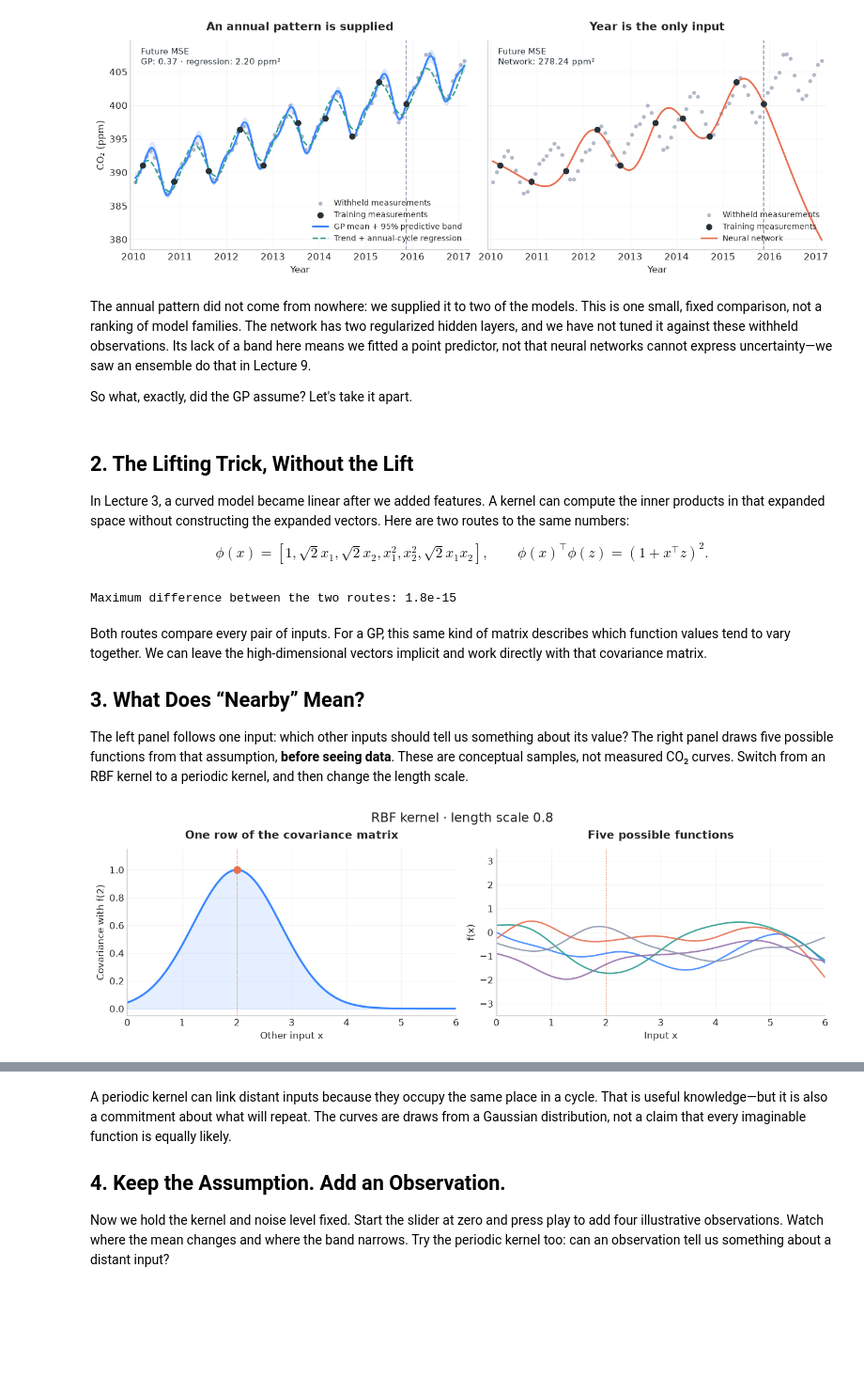
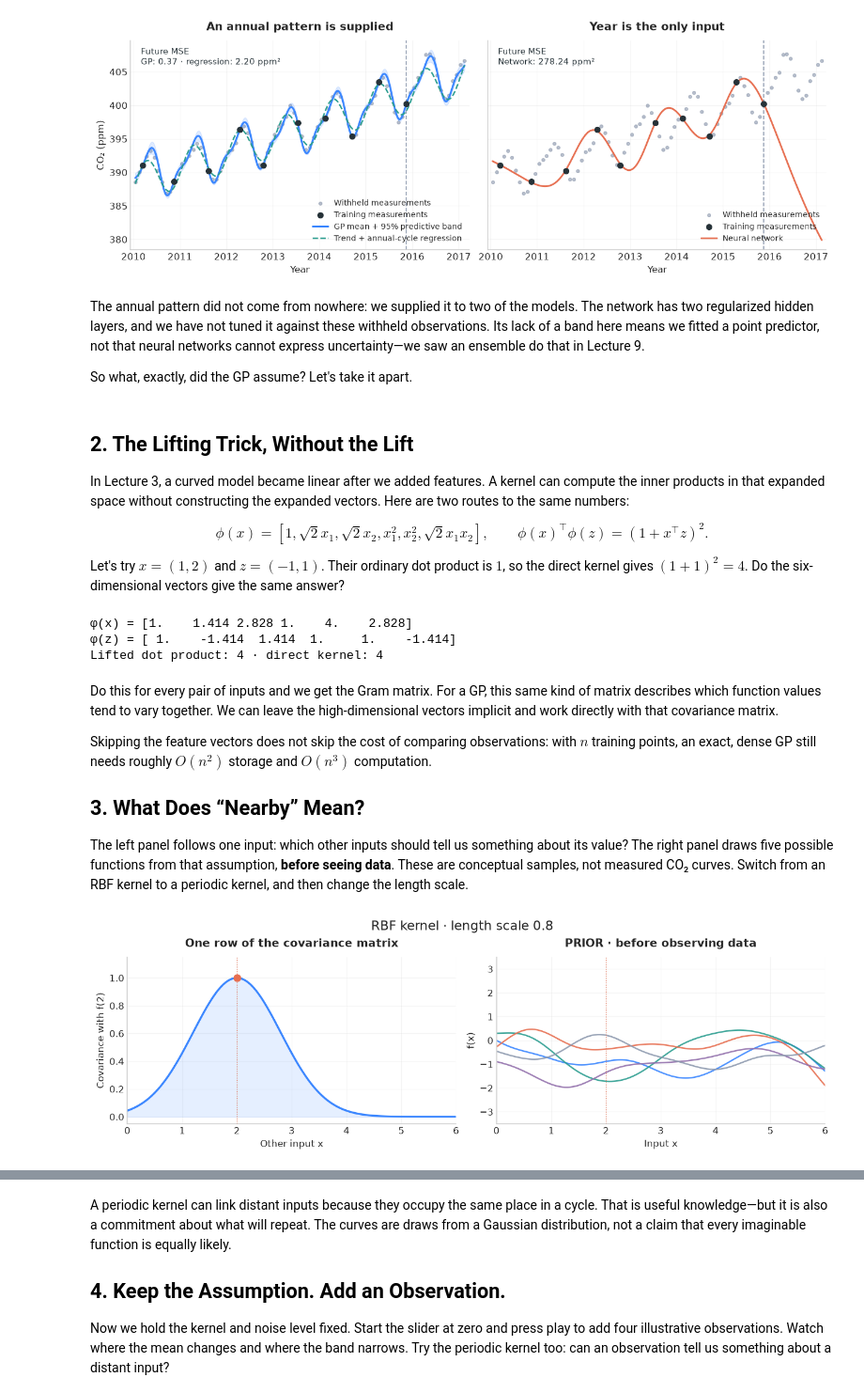
Before and after one commit to jinming99/learn-ml-by-building, a Jupyter notebook: Lecture 10 Kernel Methods/10-GP-Kernel-Methods.ipynb, the cells around one changed output, grey strips where cells are left out. Shown at 94% size. Drawn from its saved outputs; the diff is of its cells as text; code cells hidden in the pictures; blank space fills up the shorter version.

```diff
--- a/Lecture 10 Kernel Methods/10-GP-Kernel-Methods.ipynb
+++ b/Lecture 10 Kernel Methods/10-GP-Kernel-Methods.ipynb
@@ -143,7 +145,7 @@ plt.show()
 # %% [output]
 [figure]
 # %% [markdown]
-The annual pattern did not come from nowhere: we supplied it to two of the models. This is one small, fixed comparison, not a ranking of model families. The network has two regularized hidden layers, and we have not tuned it against these withheld observations. Its lack of a band here means we fitted a point predictor, not that neural networks cannot express uncertainty—we saw an ensemble do that in Lecture 9.
+The annual pattern did not come from nowhere: we supplied it to two of the models. The network has two regularized hidden layers, and we have not tuned it against these withheld observations. Its lack of a band here means we fitted a point predictor, not that neural networks cannot express uncertainty—we saw an ensemble do that in Lecture 9.
 
 So what, exactly, did the GP assume? Let's take it apart.
 # %% [markdown]
@@ -153,18 +155,26 @@ In Lecture 3, a curved model became linear after we added features. A kernel can
 
 $$\phi(x)=[1,\sqrt{2}x_1,\sqrt{2}x_2,x_1^2,x_2^2,\sqrt{2}x_1x_2],
 \qquad \phi(x)^\top\phi(z)=(1+x^\top z)^2.$$
+
+Let's try $x=(1,2)$ and $z=(-1,1)$. Their ordinary dot product is $1$, so the direct kernel gives $(1+1)^2=4$. Do the six-dimensional vectors give the same answer?
 # %%
-points = np.array([[1., 2.], [-1., 1.], [2., 0.]])
+points = np.array([[1., 2.], [-1., 1.]])  # x and z
 x1, x2 = points.T
 lifted = np.c_[np.ones(len(points)), np.sqrt(2)*points, x1**2, x2**2, np.sqrt(2)*x1*x2]
 explicit_gram = lifted @ lifted.T
 kernel_gram = (1 + points @ points.T)**2
 assert np.allclose(explicit_gram, kernel_gram)
-print(f'Maximum difference between the two routes: {np.max(np.abs(explicit_gram-kernel_gram)):.1e}')
+for name, vector in zip(['x', 'z'], lifted):
+    print(f'φ({name}) = {np.round(vector, 3)}')
+print(f'Lifted dot product: {explicit_gram[0, 1]:.0f} · direct kernel: {kernel_gram[0, 1]:.0f}')
 # %% [output]
-Maximum difference between the two routes: 1.8e-15
+φ(x) = [1.    1.414 2.828 1.    4.    2.828]
+φ(z) = [ 1.    -1.414  1.414  1.     1.    -1.414]
+Lifted dot product: 4 · direct kernel: 4
 # %% [markdown]
-Both routes compare every pair of inputs. For a GP, this same kind of matrix describes which function values tend to vary together. We can leave the high-dimensional vectors implicit and work directly with that covariance matrix.
+Do this for every pair of inputs and we get the Gram matrix. For a GP, this same kind of matrix describes which function values tend to vary together. We can leave the high-dimensional vectors implicit and work directly with that covariance matrix.
+
+Skipping the feature vectors does not skip the cost of comparing observations: with $n$ training points, an exact, dense GP still needs roughly $O(n^2)$ storage and $O(n^3)$ computation.
 
 ## 3. What Does “Nearby” Mean?
 
@@ -176,35 +186,35 @@ sample_colors = [BLUE, TEAL, CORAL, '#9270AC', MUTED]
 
 def teaching_kernel(kind, length):
     if kind == 'Periodic':
         return ExpSineSquared(length, 2., length_scale_bounds='fixed', periodicity_bounds='fixed')
     return RBF(length, length_scale_bounds='fixed')
 
 def kernel_story(kind='RBF', length=.8):
     kernel = teaching_kernel(kind, length)
     covariance = kernel(function_x)
     draws = np.linalg.cholesky(covariance+1e-8*np.eye(len(function_x))) @ sample_noise
     anchor = 2.
     influence = kernel(function_x, [[anchor]]).ravel()
     fig, axes = plt.subplots(1, 2, figsize=(12, 3.8), layout='constrained')
     axes[0].fill_between(function_x.ravel(), influence, color=BLUE, alpha=.13)
     axes[0].plot(function_x, influence, color=BLUE, lw=2.3)
     axes[0].scatter([anchor], [1.], s=65, color=CORAL, zorder=5)
     axes[0].set(title='One row of the covariance matrix', xlabel='Other input x',
                 ylabel='Covariance with f(2)', ylim=(-.05, 1.15), xlim=(0, 6))
     for draw, color in zip(draws.T, sample_colors):
         axes[1].plot(function_x, draw, color=color, lw=1.7, alpha=.9)
-    axes[1].set(title='Five possible functions', xlabel='Input x', ylabel='f(x)',
+    axes[1].set(title='PRIOR · before observing data', xlabel='Input x', ylabel='f(x)',
                 xlim=(0, 6), ylim=(-3.5, 3.5))
     for ax in axes:
         ax.axvline(anchor, color=CORAL, lw=1, ls=':')
     fig.suptitle(f'{kind} kernel · length scale {length:.1f}' + (' · period 2' if kind=='Periodic' else ''), fontsize=15)
     plt.show()
 
 kernel_controls = explore(kernel_story,
     kind=widgets.ToggleButtons(options=['RBF', 'Periodic'], description='Kernel'),
     length=widgets.FloatSlider(value=.8, min=.2, max=2., step=.2, description='Length scale', continuous_update=False))
 # %% [output]
-[figure, old version]
+[figure, new version]
 [interactive output not drawn]
 # %% [markdown]
 A periodic kernel can link distant inputs because they occupy the same place in a cycle. That is useful knowledge—but it is also a commitment about what will repeat. The curves are draws from a Gaussian distribution, not a claim that every imaginable function is equally likely.
```
Also changed, not shown: parts of 6 cells of this notebook.
